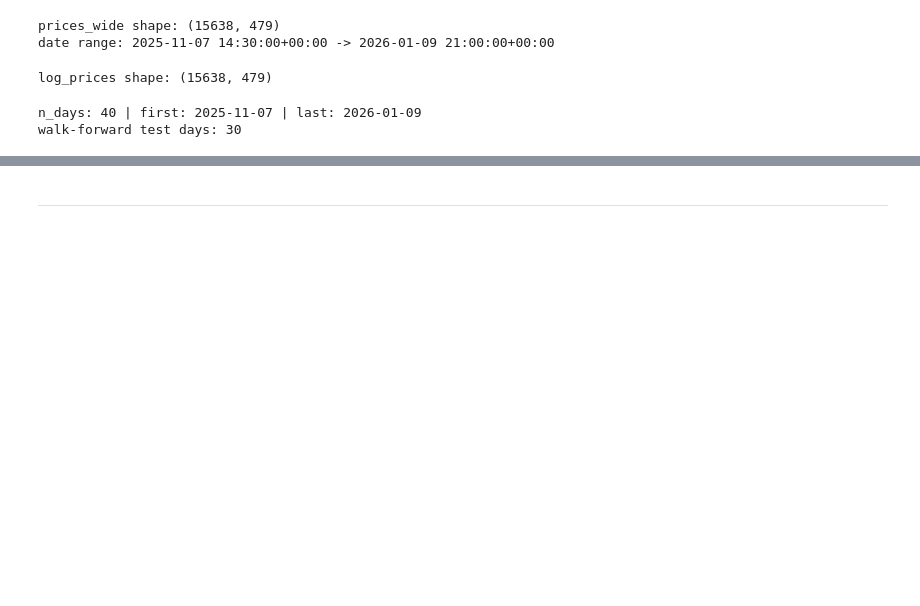
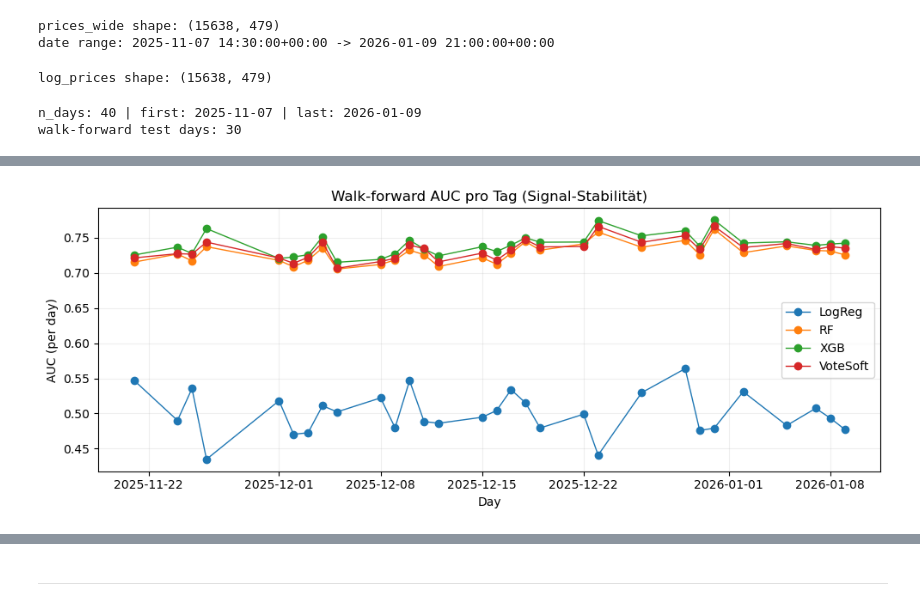
Before and after one commit to RyanMikus/pairs_trading_ml_hs25, a Jupyter notebook: 05_Modellierung.ipynb, the cells around one changed output, grey strips where cells are left out. Drawn from its saved outputs; the diff is of its cells as text; code cells hidden in the pictures; blank space fills up the shorter version.

```diff
--- a/05_Modellierung.ipynb
+++ b/05_Modellierung.ipynb
@@ -406,49 +350,5 @@ def walk_forward_run(k: int, verbose: bool = True) -> pd.DataFrame:
 # %%
-# Zelle 9: Walk-forward Evaluator (full oder light via TUNING_DAY_STRIDE)
-def walk_forward_score(
-    k: int,
-    model_name: str,
-    day_stride: int = 1,
-    verbose: bool = False,
-) -> float:
-    """
-    Walk-forward AUC.
-    - day_stride = 1  -> voller Walk-forward (kein Subsampling)
-    - day_stride > 1  -> light / tuning mode
-    """
-    model = models[model_name]
-    aucs = []
-
-    for i, day in enumerate(test_days):
-        if day_stride > 1 and i % day_stride != 0:
-            continue
-
-        idx_day = all_days.get_loc(day)
-        train_days = all_days[idx_day - LOOKBACK_TRAIN_DAYS : idx_day]
-
-        lp_train = _slice_by_days(log_prices, train_days)
-        lp_test = _slice_by_days(log_prices, pd.Index([day]))
-
-        _, top_pairs_df = get_pairs_for_test_day(day, all_days, log_prices)
-        if top_pairs_df.empty:
-            continue
-
-        pairs = list(
-            top_pairs_df[["symbol1", "symbol2"]]
-            .itertuples(index=False, name=None)
-        )
-
-        panel_train = features.build_feature_panel(lp_train, pairs, RSI_W, Z_W, VOL_W)
-        panel_test = features.build_feature_panel(lp_test, pairs, RSI_W, Z_W, VOL_W)
-
-        X_train, y_train, _ = build_Xy_from_feature_panel(panel_train, k)
-        X_test, y_test, _ = build_Xy_from_feature_panel(panel_test, k)
-
-        if len(y_train) < 200 or len(y_test) < 50:
-            continue
-
-        model.fit(X_train, y_train)
-        proba = model.predict_proba(X_test)[:, 1]
-        aucs.append(roc_auc_score(y_test, proba))
-
-    return float(np.mean(aucs)) if aucs else np.nan
+# Zelle 11: AUC pro Tag (Signal-Stabilität)
+modeling.plot_auc_per_day(final_scores)
+# %% [output]
+[figure, added]
```
Also changed, not shown: parts of 29 cells of this notebook, 8 other files.
